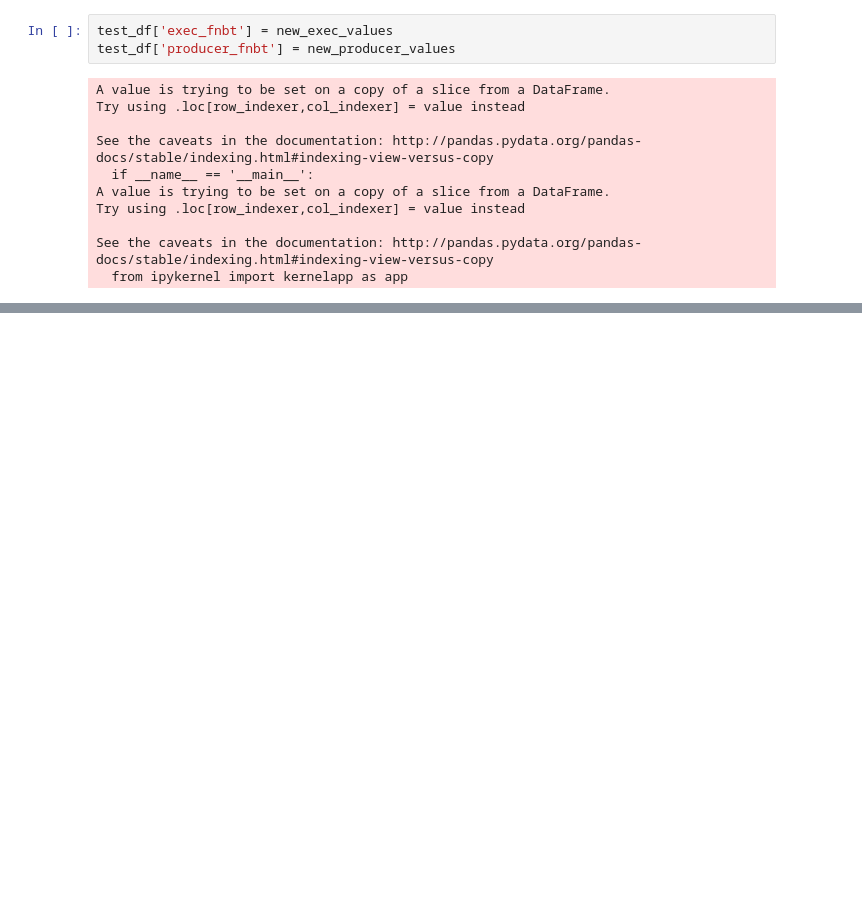
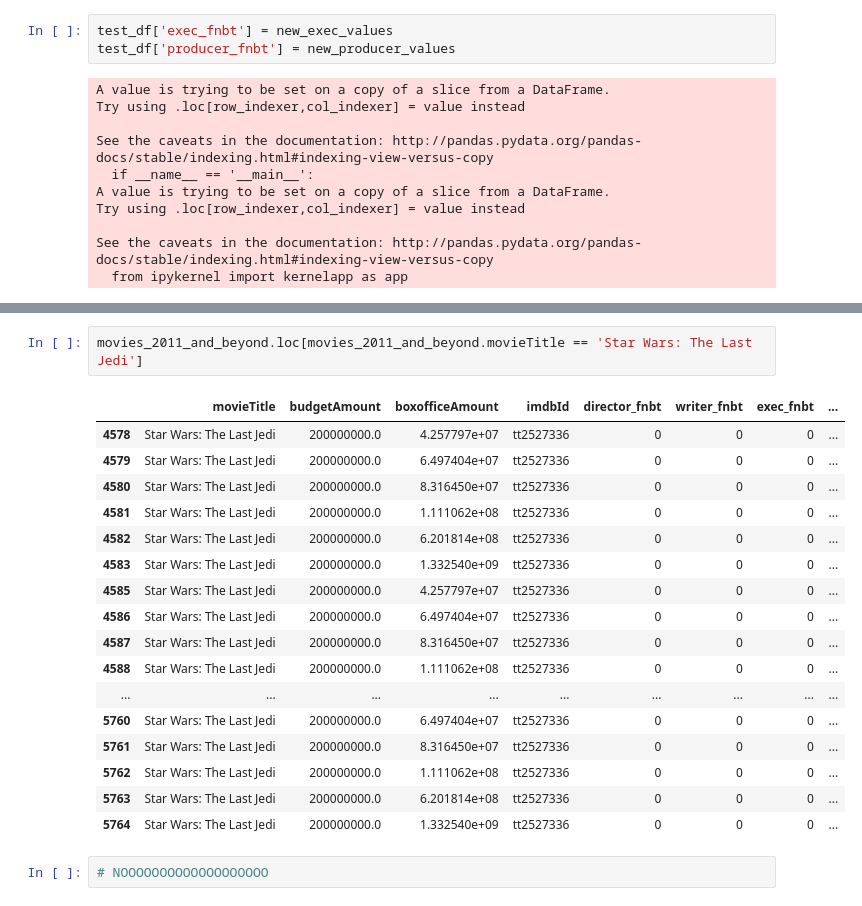
Before and after one commit to MagicMilly/women-in-film-analysis-dashboard, a Jupyter notebook: more_data_munging.ipynb, the cells around one changed output, grey strips where cells are left out. Saved outputs shown, nothing was run; the diff lists cells and outputs as text; blank space fills up the shorter version.

```diff
--- a/more_data_munging.ipynb
+++ b/more_data_munging.ipynb
@@ -587,0 +902,22 @@ overall_values = [1 if val == True else 0 for val in test_df.screenwriterGender.
+# %%
+movies_2011_and_beyond.loc[movies_2011_and_beyond.movieTitle == 'Star Wars: The Last Jedi']
+# %% [output]
+|  | movieTitle | budgetAmount | boxofficeAmount | imdbId | director_fnbt | writer_fnbt | exec_fnbt | ... |
+| 4578 | Star Wars: The Last Jedi | 200000000.0 | 4.257797e+07 | tt2527336 | 0 | 0 | 0 | ... |
+| 4579 | Star Wars: The Last Jedi | 200000000.0 | 6.497404e+07 | tt2527336 | 0 | 0 | 0 | ... |
+| 4580 | Star Wars: The Last Jedi | 200000000.0 | 8.316450e+07 | tt2527336 | 0 | 0 | 0 | ... |
+| 4581 | Star Wars: The Last Jedi | 200000000.0 | 1.111062e+08 | tt2527336 | 0 | 0 | 0 | ... |
+| 4582 | Star Wars: The Last Jedi | 200000000.0 | 6.201814e+08 | tt2527336 | 0 | 0 | 0 | ... |
+| 4583 | Star Wars: The Last Jedi | 200000000.0 | 1.332540e+09 | tt2527336 | 0 | 0 | 0 | ... |
+| 4585 | Star Wars: The Last Jedi | 200000000.0 | 4.257797e+07 | tt2527336 | 0 | 0 | 0 | ... |
+| 4586 | Star Wars: The Last Jedi | 200000000.0 | 6.497404e+07 | tt2527336 | 0 | 0 | 0 | ... |
+| 4587 | Star Wars: The Last Jedi | 200000000.0 | 8.316450e+07 | tt2527336 | 0 | 0 | 0 | ... |
+| 4588 | Star Wars: The Last Jedi | 200000000.0 | 1.111062e+08 | tt2527336 | 0 | 0 | 0 | ... |
+| ... | ... | ... | ... | ... | ... | ... | ... | ... |
+| 5760 | Star Wars: The Last Jedi | 200000000.0 | 6.497404e+07 | tt2527336 | 0 | 0 | 0 | ... |
+| 5761 | Star Wars: The Last Jedi | 200000000.0 | 8.316450e+07 | tt2527336 | 0 | 0 | 0 | ... |
+| 5762 | Star Wars: The Last Jedi | 200000000.0 | 1.111062e+08 | tt2527336 | 0 | 0 | 0 | ... |
+| 5763 | Star Wars: The Last Jedi | 200000000.0 | 6.201814e+08 | tt2527336 | 0 | 0 | 0 | ... |
+| 5764 | Star Wars: The Last Jedi | 200000000.0 | 1.332540e+09 | tt2527336 | 0 | 0 | 0 | ... |
+# %%
+# NOOOOOOOOOOOOOOOOOOO
```
Also changed, not shown: parts of 29 cells of this notebook.
